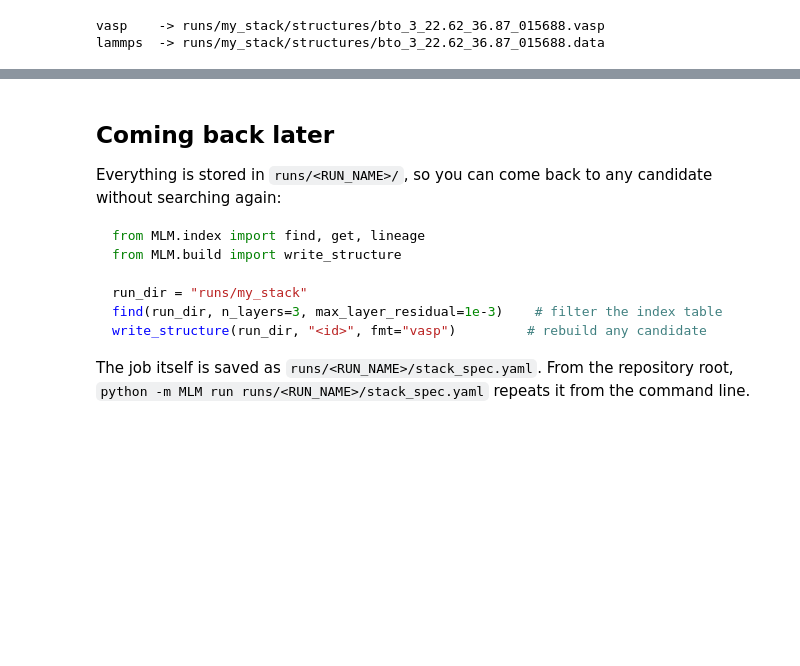
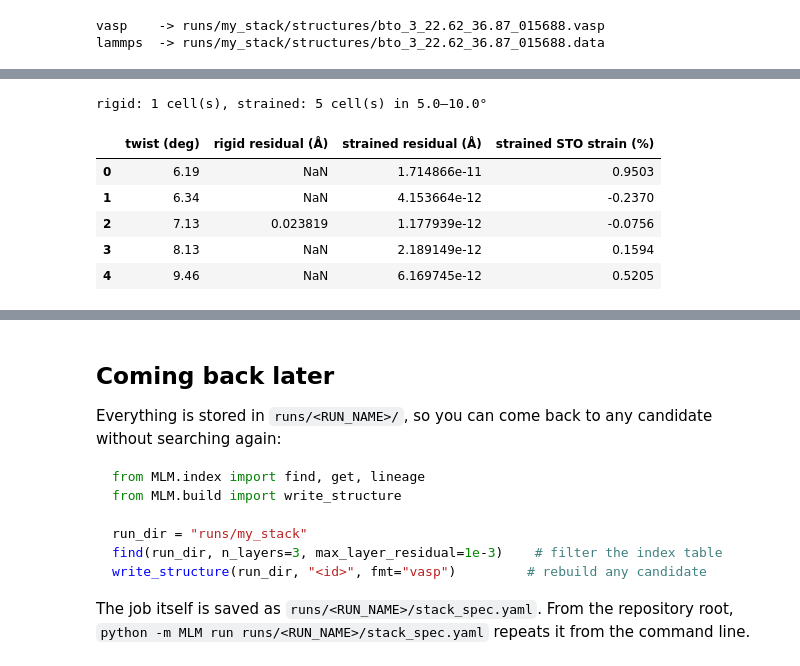
Before and after one commit to anikeya9/Multi-Layer-Moire-Generator-MLM, a Jupyter notebook: notebooks/moire_stack_explorer.ipynb, the cells around one changed output, grey strips where cells are left out. Cells and saved outputs as stored; diff of their text form; code cells hidden in the pictures; blank space fills up the shorter version.

```diff
--- a/notebooks/moire_stack_explorer.ipynb
+++ b/notebooks/moire_stack_explorer.ipynb
@@ -437,0 +453,22 @@ lammps  -> runs/my_stack/structures/bto_3_22.62_36.87_015688.data
+# %%
+EXAMPLE_LAYERS = [   # (POSCAR, label, max strain in %)
+    ("moire_structures/PTO_STO/pto_tetra_monolayer.vasp", "pto", 0.0),                    # rigid substrate
+    ("moire_structures/PTO_STO/STO_centered_unit_cell_cubic_monolayer.vasp", "sto", 1.0),  # may strain by 1 %
+]
+EXAMPLE_TWIST_RANGE = (5.0, 10.0)   # degrees, STO relative to PTO
+
+example_roots = [MoireStructure.from_poscar(poscar, label, search_dirs=[REPO]) for poscar, label, _ in EXAMPLE_LAYERS]
+a_pto = np.linalg.norm(example_roots[0].lattice_vectors[0])
+a_sto = np.linalg.norm(example_roots[1].lattice_vectors[0])
+print(f"a(PTO) = {a_pto:.4f} Å, a(STO) = {a_sto:.4f} Å, mismatch a_PTO/a_STO - 1 = {100 * (a_pto / a_sto - 1):.3f} %")
+
+
+def run_example(name, limits, dtol, degstep):
+    """One PTO/STO bilayer search in the example window with the given strain limits (%)."""
+    params = SearchParams(degmin=EXAMPLE_TWIST_RANGE[0], degmax=EXAMPLE_TWIST_RANGE[1], degstep=degstep,
+                          dtol=dtol, nmin=-10, nmax=10, goodangles=(90.0,), strain_mode="isotropic")
+    example_dir = REPO / "runs" / name
+    shutil.rmtree(example_dir, ignore_errors=True)
+    run = build_stack(example_roots, SearchSchedule(params), Filters(), run_dir=example_dir,
+                      search_dirs=[REPO], log=None, strain_limits=limits)
+    return example_dir, run.final
@@ -437,0 +485,23 @@ lammps  -> runs/my_stack/structures/bto_3_22.62_36.87_015688.data
+# %%
+rigid_dir, rigid = run_example("example_pto_sto_rigid", [0.0, 0.0], dtol=9e-3, degstep=0.01)
+strained_dir, strained = run_example("example_pto_sto_strained", [0.0, 1.0], dtol=5e-4, degstep=0.1)
+
+
+def by_twist(records, label):
+    rows = [{"twist (deg)": round(r.twist, 2), f"{label} residual (Å)": r.residual,
+             f"{label} STO strain (%)": round(r.layer_strains[1][0][0], 4)} for r in records]
+    return pd.DataFrame(rows, columns=["twist (deg)", f"{label} residual (Å)", f"{label} STO strain (%)"])
+
+
+comparison = by_twist(rigid, "rigid").drop(columns="rigid STO strain (%)").merge(
+    by_twist(strained, "strained"), on="twist (deg)", how="outer").sort_values("twist (deg)")
+print(f"rigid: {len(rigid)} cell(s), strained: {len(strained)} cell(s) in {EXAMPLE_TWIST_RANGE[0]}–{EXAMPLE_TWIST_RANGE[1]}°")
+comparison.reset_index(drop=True)
+# %% [output]
+rigid: 1 cell(s), strained: 5 cell(s) in 5.0–10.0°
+|  | twist (deg) | rigid residual (Å) | strained residual (Å) | strained STO strain (%) |
+| 0 | 6.19 | NaN | 1.714866e-11 | 0.9503 |
+| 1 | 6.34 | NaN | 4.153664e-12 | -0.2370 |
+| 2 | 7.13 | 0.023819 | 1.177939e-12 | -0.0756 |
+| 3 | 8.13 | NaN | 2.189149e-12 | 0.1594 |
+| 4 | 9.46 | NaN | 6.169745e-12 | 0.5205 |
```
Also changed, not shown: parts of 13 cells of this notebook, 3 other files.
